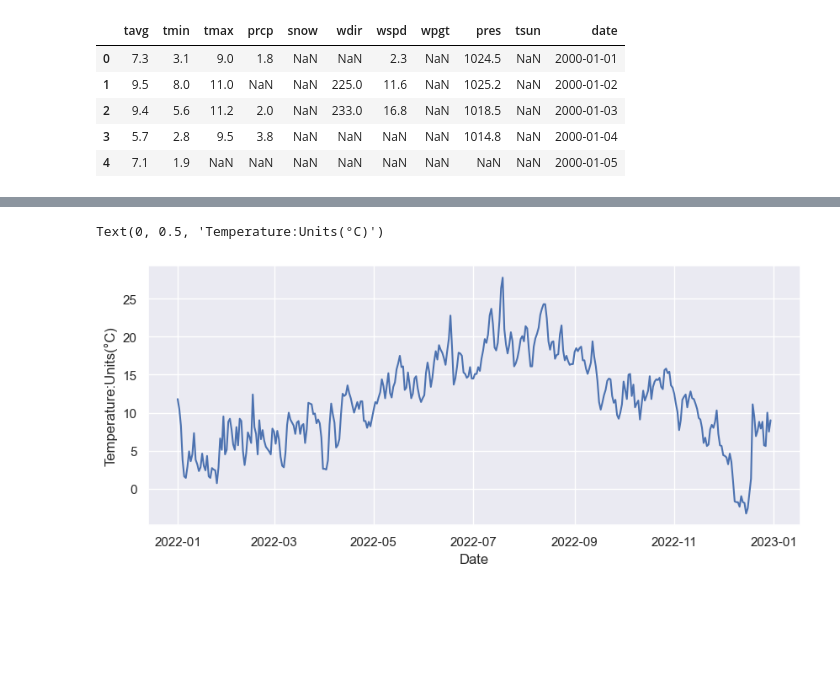
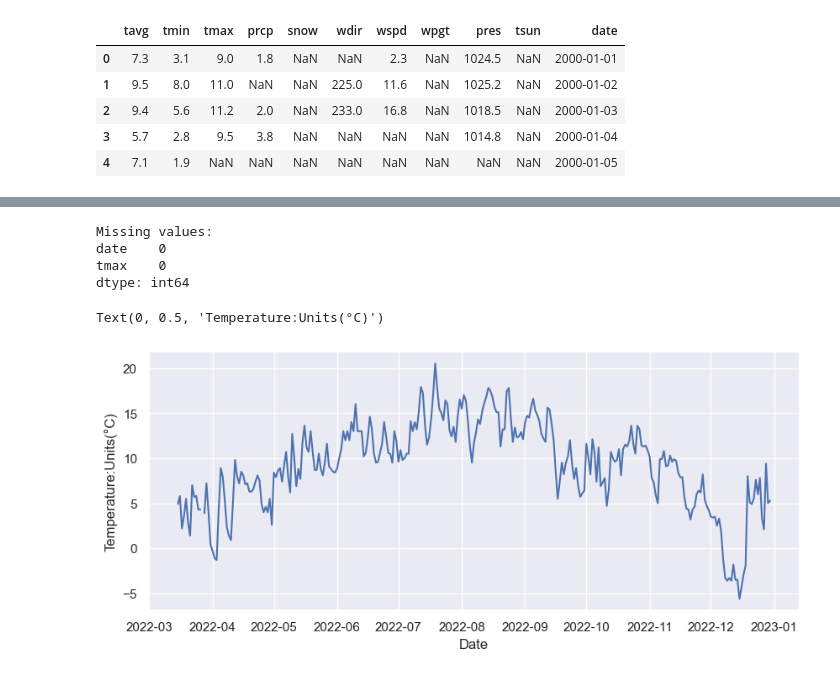
Before and after one commit to Yiwen-YY/ELEC0088_SNS, a Jupyter notebook: data_processing.ipynb, the cells around one changed output, grey strips where cells are left out. Drawn from its saved outputs; the diff is of its cells as text; code cells hidden in the pictures; blank space fills up the shorter version.

```diff
--- a/data_processing.ipynb
+++ b/data_processing.ipynb
@@ -46,6 +44,6 @@ data.head()
 | 3 | 5.7 | 2.8 | 9.5 | 3.8 | NaN | NaN | NaN | NaN | 1014.8 | NaN | 2000-01-04 |
 | 4 | 7.1 | 1.9 | NaN | NaN | NaN | NaN | NaN | NaN | NaN | NaN | 2000-01-05 |
 # %%
-tavg_data = data[['date', 'tavg']]
-tavg_data.head()
+tmin_data = data[['date', 'tmin']]
+tmin_data.head()
 # %% [output]
@@ -83,10 +93,10 @@ dtype: int64
 # %%
-start_index = data[data['date'] == '2022-01-01'].index[0]
+start_index = data[data['date'] == '2022-03-15'].index[0]
 end_index = data[data['date'] == '2022-12-31'].index[0]
 
-tavg_data_22 = tavg_data[start_index:end_index]
+tmin_test = tmin_data[start_index:end_index]
 
-missing_val = (tavg_data_22).isnull().sum()
+missing_val = (tmin_test).isnull().sum()
 print('Missing values:')
 print(missing_val, '\n')
 # %% [output]
@@ -97,9 +121,22 @@ dtype: int64
+# %%
+tmax_test = tmax_data[start_index:end_index]
+
+missing_val = (tmax_test).isnull().sum()
+print('Missing values:')
+print(missing_val, '\n')
+
+tmax_test.to_csv('tmax_test.csv')
+# %% [output]
+Missing values:
+date    0
+tmax    0
+dtype: int64
 # %%
 sns.set()
 plt.figure(figsize=(10, 4))
-plt.plot(tavg_data_22['date'], tavg_data_22['tavg'])
+plt.plot(tmin_test['date'], tmin_test['tmin'])
 plt.xlabel('Date')
 plt.ylabel(r'Temperature:Units(' + chr(176) + 'C)')
 # %% [output]
 Text(0, 0.5, 'Temperature:Units(°C)')
-[figure, old version]
+[figure, new version]
```
Also changed, not shown: parts of 8 cells of this notebook, 15 other files.
